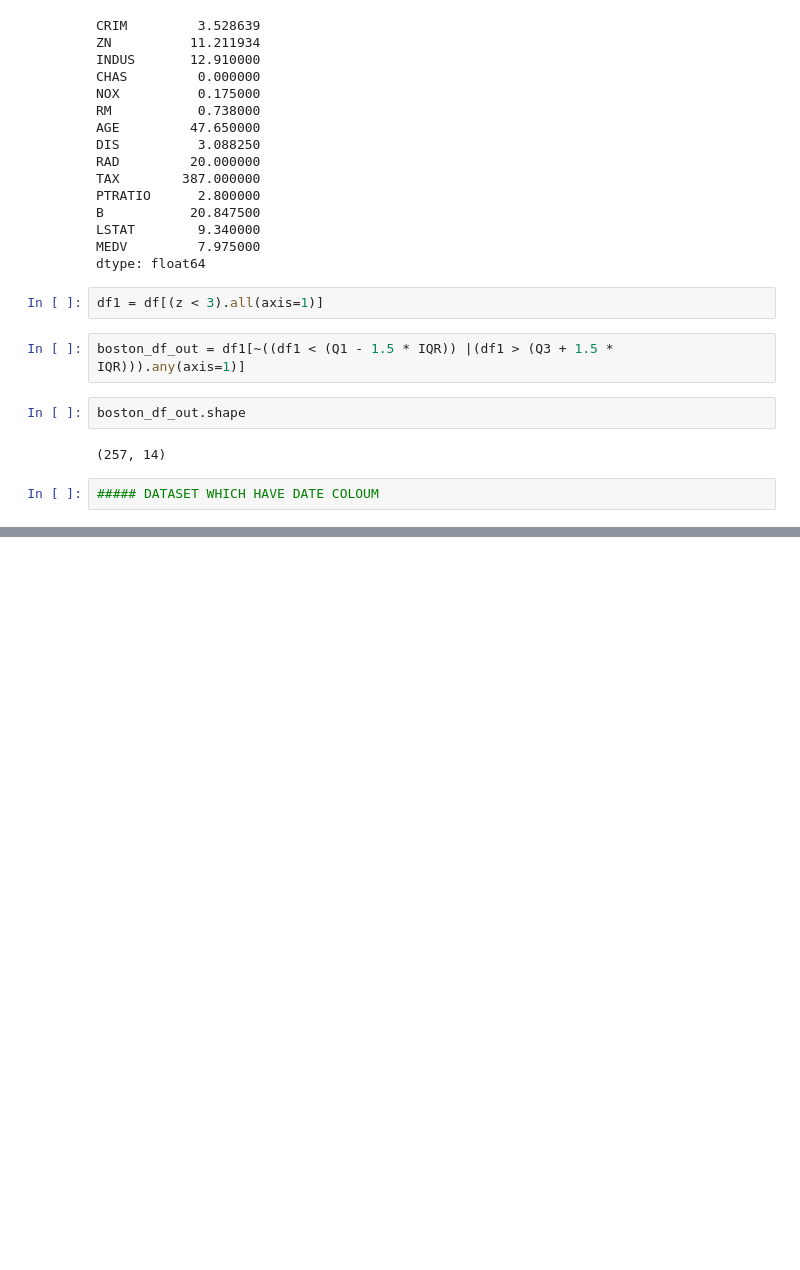
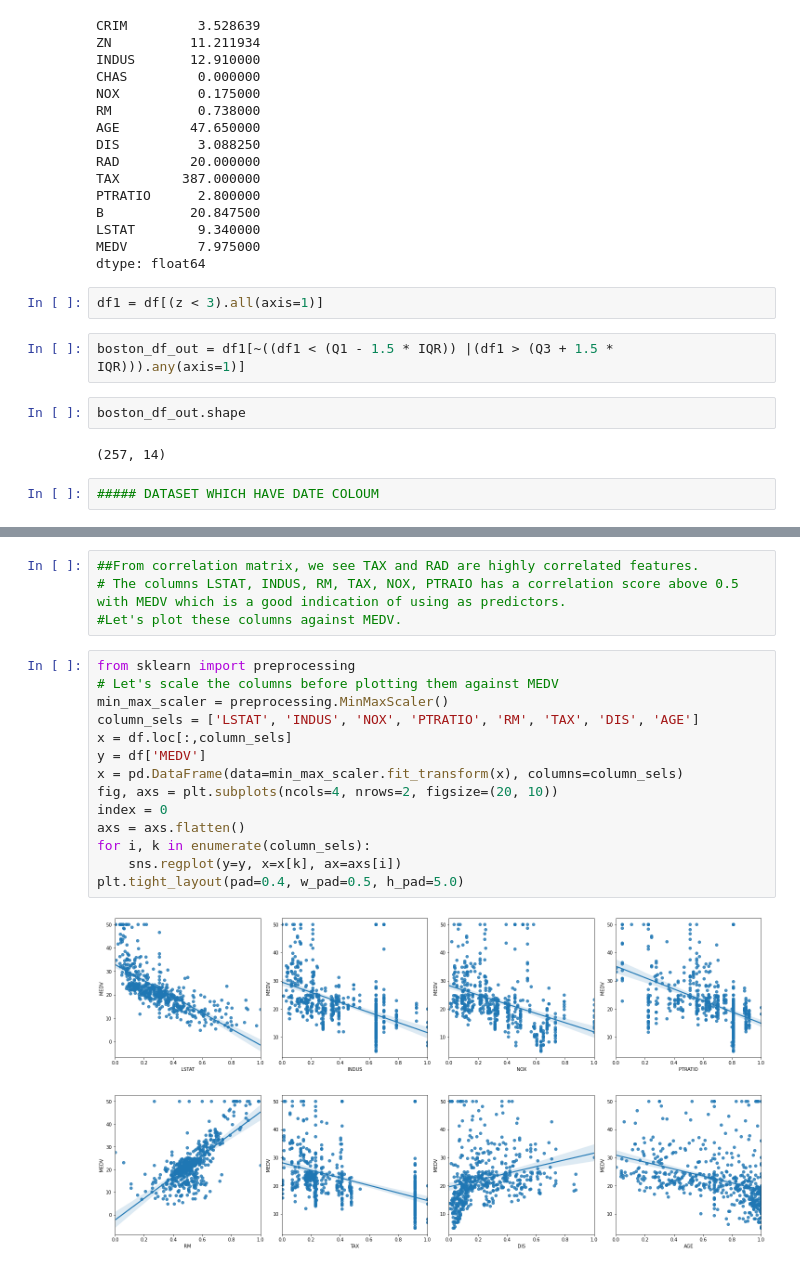
Before and after one commit to Nehaasati/DSA_1, a Jupyter notebook: Lannet_Technologies.ipynb, the cells around one changed output, grey strips where cells are left out. Cells and saved outputs as stored; diff of their text form; blank space fills up the shorter version.

```diff
--- a/Lannet_Technologies.ipynb
+++ b/Lannet_Technologies.ipynb
@@ -203,0 +313,20 @@ boston_df_out.shape
+# %%
+##From correlation matrix, we see TAX and RAD are highly correlated features.
+# The columns LSTAT, INDUS, RM, TAX, NOX, PTRAIO has a correlation score above 0.5 with MEDV which is a good indication of using as predictors.
+#Let's plot these columns against MEDV.
+# %%
+from sklearn import preprocessing
+# Let's scale the columns before plotting them against MEDV
+min_max_scaler = preprocessing.MinMaxScaler()
+column_sels = ['LSTAT', 'INDUS', 'NOX', 'PTRATIO', 'RM', 'TAX', 'DIS', 'AGE']
+x = df.loc[:,column_sels]
+y = df['MEDV']
+x = pd.DataFrame(data=min_max_scaler.fit_transform(x), columns=column_sels)
+fig, axs = plt.subplots(ncols=4, nrows=2, figsize=(20, 10))
+index = 0
+axs = axs.flatten()
+for i, k in enumerate(column_sels):
+    sns.regplot(y=y, x=x[k], ax=axs[i])
+plt.tight_layout(pad=0.4, w_pad=0.5, h_pad=5.0)
+# %% [output]
+[figure, added]
```
Also changed, not shown: parts of 12 cells of this notebook.
